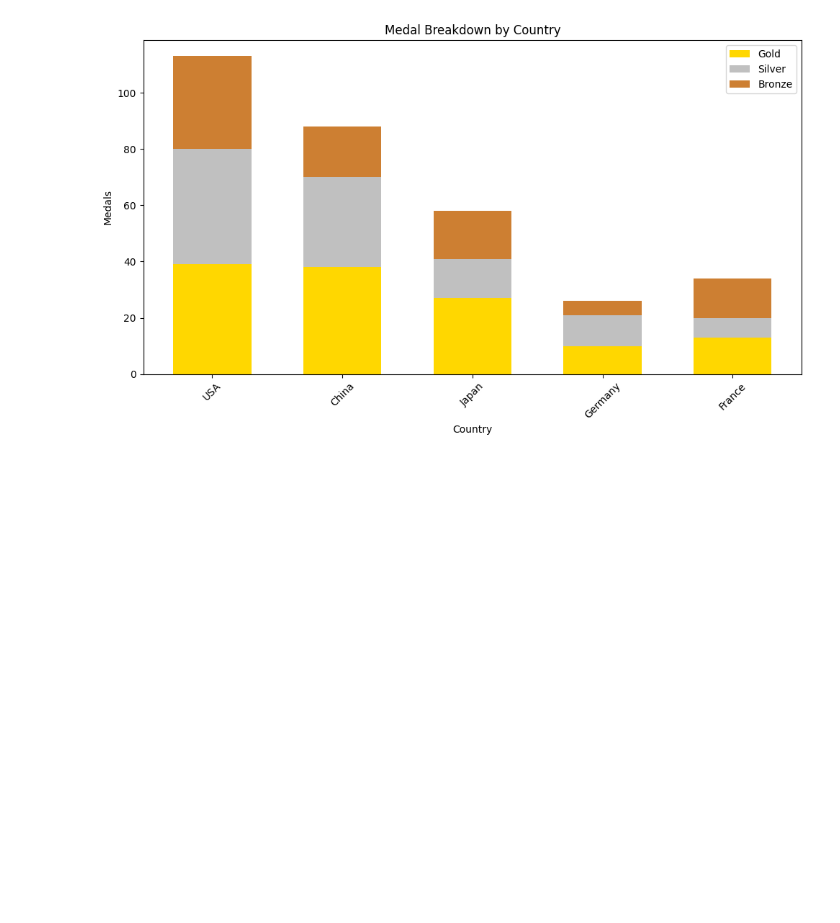
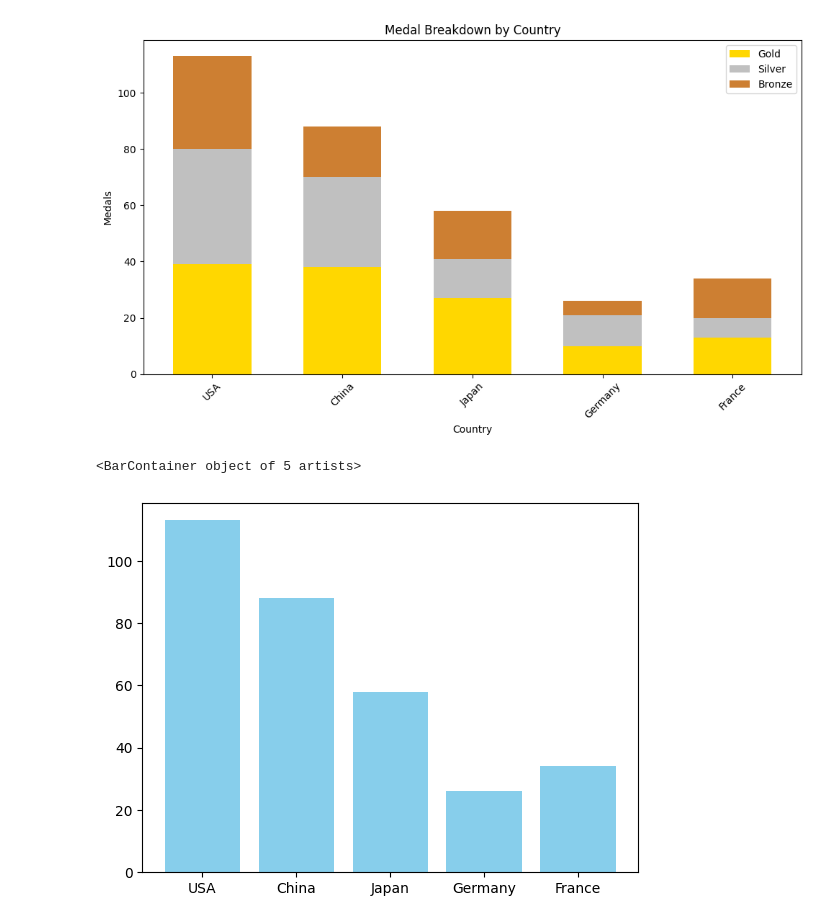
Before and after one commit to Dani-8/120Years-Of-Olympics-Data-Analysis, a Jupyter notebook: Olympic Medal Prediction ML Analysis.ipynb, the cells around one changed output. Drawn from its saved outputs; the diff is of its cells as text; code cells hidden in the pictures; blank space fills up the shorter version.

```diff
--- a/Olympic Medal Prediction ML Analysis.ipynb
+++ b/Olympic Medal Prediction ML Analysis.ipynb
@@ -343,3 +343,8 @@ plt.show()
 # %% [output]
 [figure]
 [figure]
+# %%
+plt.bar(df['Country'], df['Total'], color='skyblue')
+# %% [output]
+<BarContainer object of 5 artists>
+[figure, added]
```
